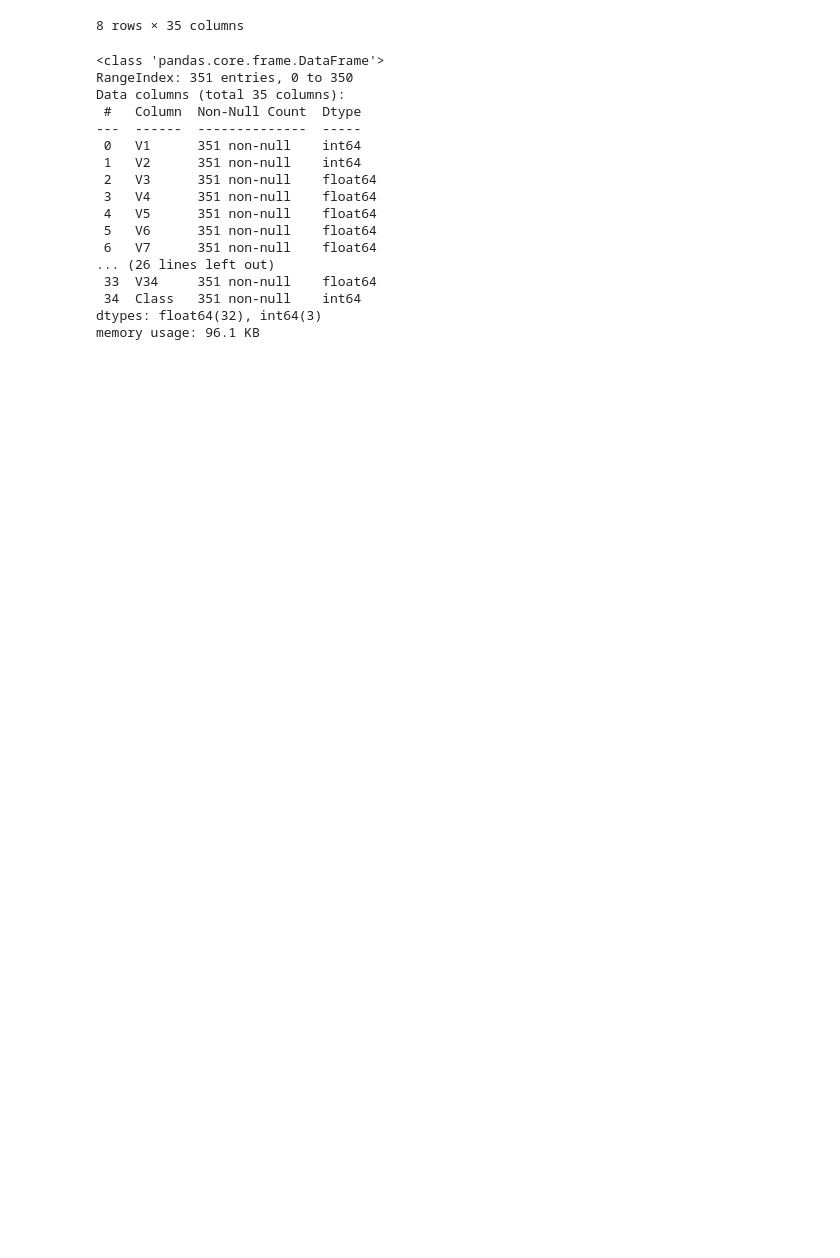
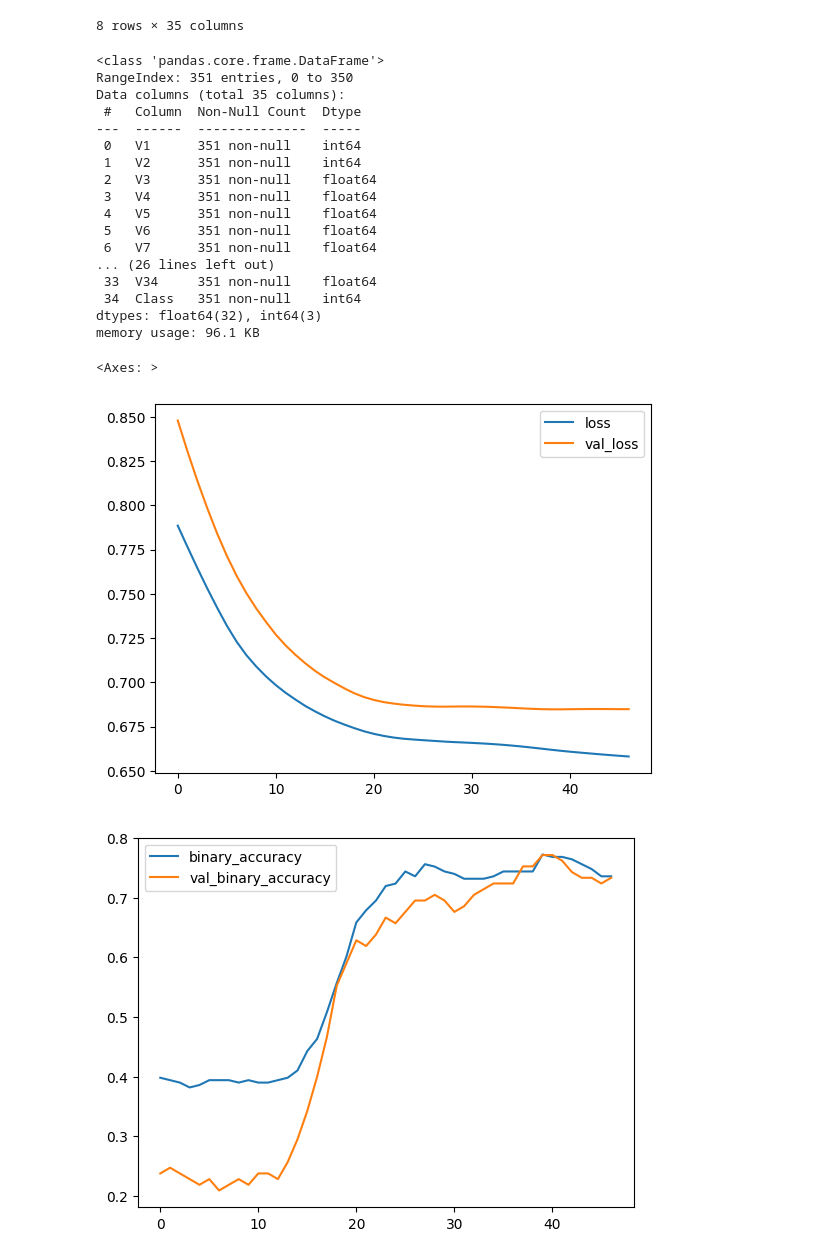
Before and after one commit to srijonresearch-code/Introduction-to-Deep-Learning, a Jupyter notebook: Binary Classification.ipynb, the cells around one changed output. Saved outputs shown, nothing was run; the diff lists cells and outputs as text; code cells hidden in the pictures; blank space fills up the shorter version.

```diff
--- a/Binary Classification.ipynb
+++ b/Binary Classification.ipynb
@@ -58,0 +75,39 @@ memory usage: 96.1 KB
+# %%
+from tensorflow import keras
+from keras import layers
+
+model=keras.Sequential([
+    layers.Input(shape=[33]),
+    layers.Dense(units=4,activation='relu'),
+    layers.Dense(units=4,activation='relu'),
+    layers.Dense(units=1,activation='sigmoid')
+])
+# %%
+model.compile(
+    optimizer='adam',
+    loss='binary_crossentropy',
+    metrics=['binary_accuracy']
+)
+# %%
+early_stopping = keras.callbacks.EarlyStopping(
+    patience=10,
+    min_delta=0.001,
+    restore_best_weights=True,
+)
+
+history = model.fit(
+    X_train, y_train,
+    validation_data=(X_valid, y_valid),
+    batch_size=512,
+    epochs=1000,
+    callbacks=[early_stopping],
+    verbose=0
+)
+# %%
+history_df=pd.DataFrame(history.history)
+history_df[['loss','val_loss']].plot()
+history_df[['binary_accuracy','val_binary_accuracy']].plot()
+# %% [output]
+<Axes: >
+[figure, added]
+[figure, added]
```
Also changed, not shown: parts of 2 cells of this notebook.
